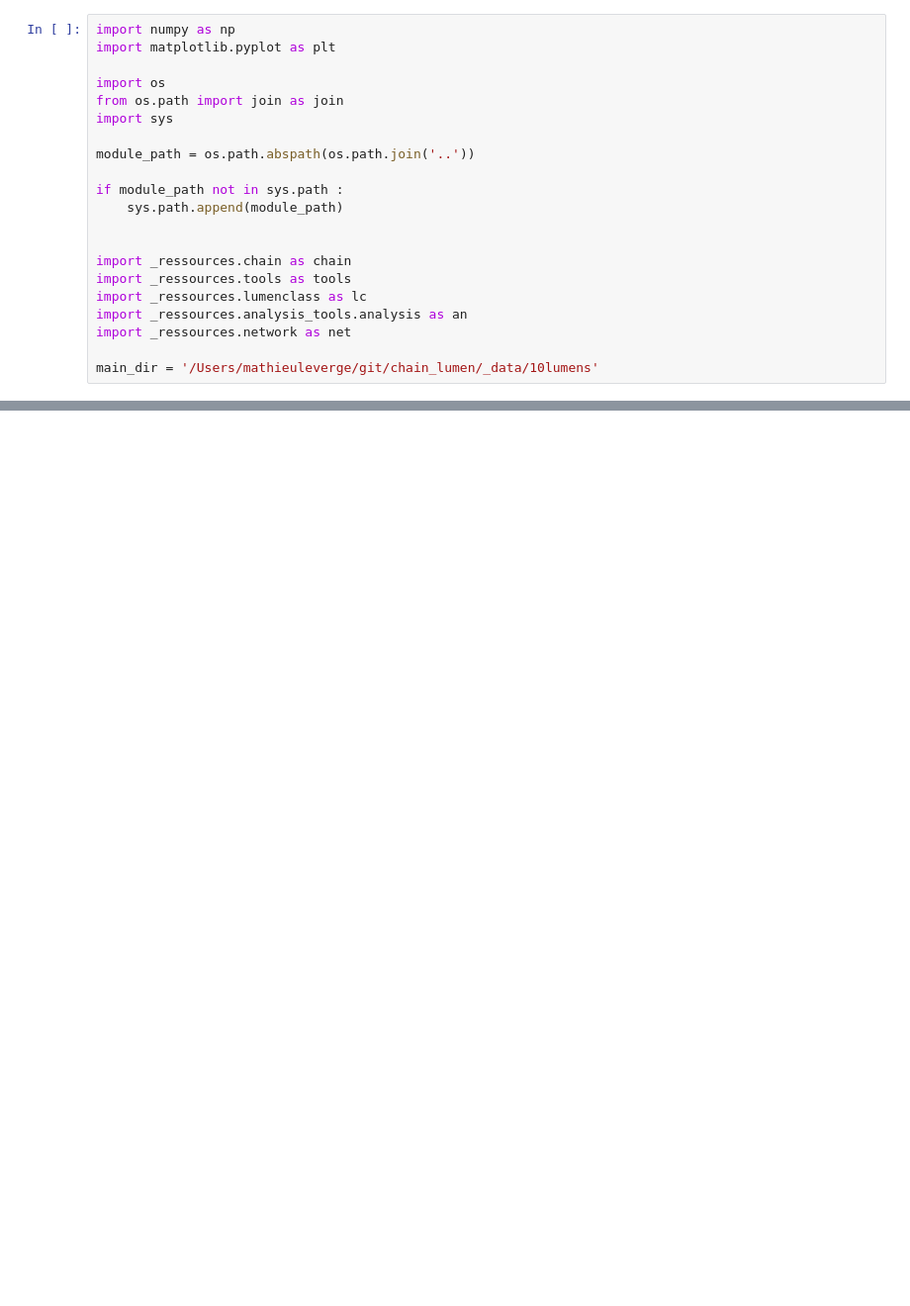
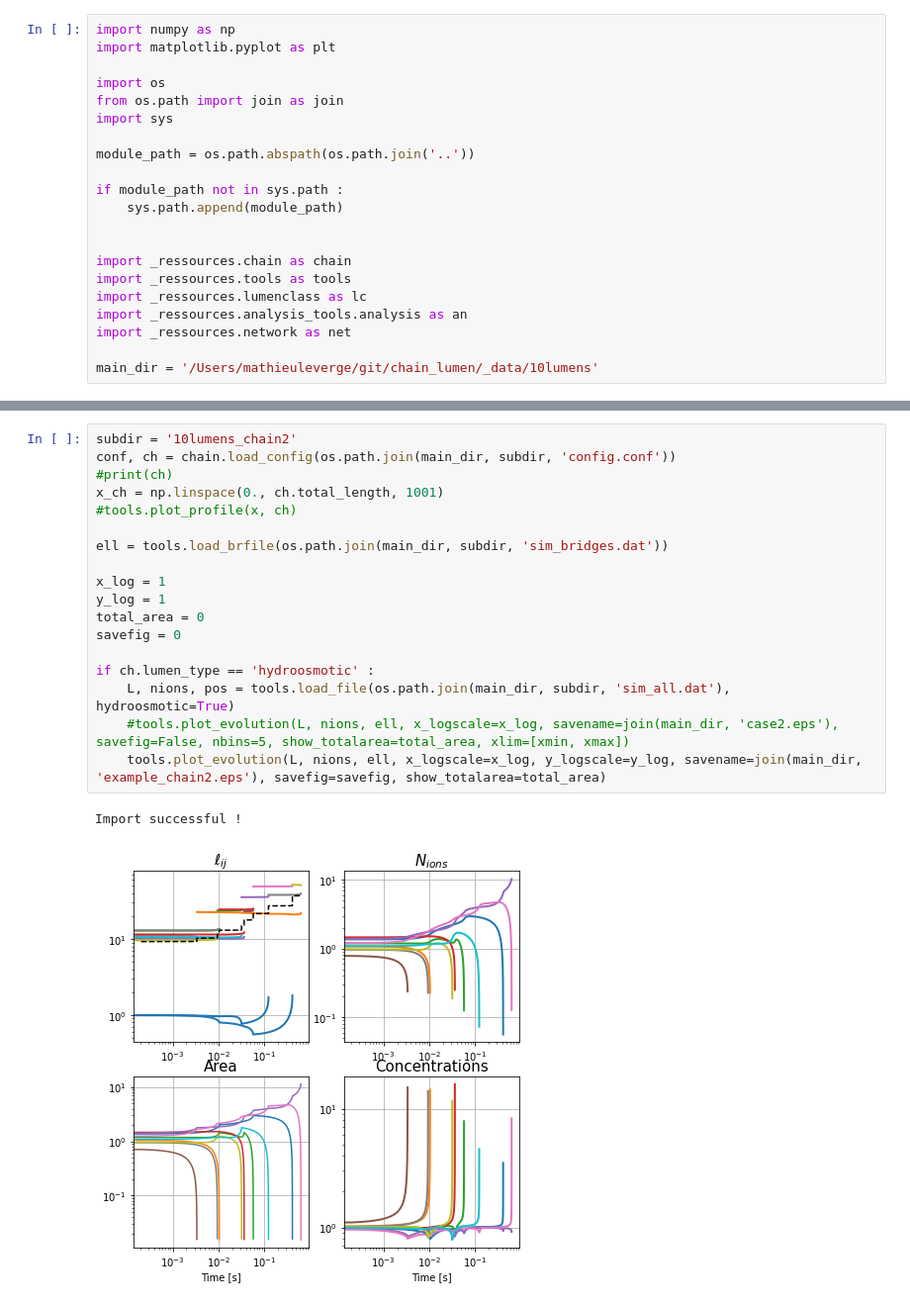
Before and after one commit to VirtualEmbryo/hydroosmotic_chain, a Jupyter notebook: _notebook/10lumens.ipynb, the cells around one changed output, grey strips where cells are left out. Shown at 99% size. Drawn from its saved outputs; the diff is of its cells as text; blank space fills up the shorter version.

```diff
--- a/_notebook/10lumens.ipynb
+++ b/_notebook/10lumens.ipynb
@@ -39,0 +43,21 @@ Import successful !
+# %%
+subdir = '10lumens_chain2'
+conf, ch = chain.load_config(os.path.join(main_dir, subdir, 'config.conf'))
+#print(ch)
+x_ch = np.linspace(0., ch.total_length, 1001)
+#tools.plot_profile(x, ch)
+
+ell = tools.load_brfile(os.path.join(main_dir, subdir, 'sim_bridges.dat'))
+
+x_log = 1
+y_log = 1
+total_area = 0
+savefig = 0
+
+if ch.lumen_type == 'hydroosmotic' :
+    L, nions, pos = tools.load_file(os.path.join(main_dir, subdir, 'sim_all.dat'), hydroosmotic=True)
+    #tools.plot_evolution(L, nions, ell, x_logscale=x_log, savename=join(main_dir, 'case2.eps'), savefig=False, nbins=5, show_totalarea=total_area, xlim=[xmin, xmax])
+    tools.plot_evolution(L, nions, ell, x_logscale=x_log, y_logscale=y_log, savename=join(main_dir, 'example_chain2.eps'), savefig=savefig, show_totalarea=total_area)
+# %% [output]
+Import successful !
+[figure, added]
```
Also changed, not shown: parts of 8 cells of this notebook, 17 other files.
